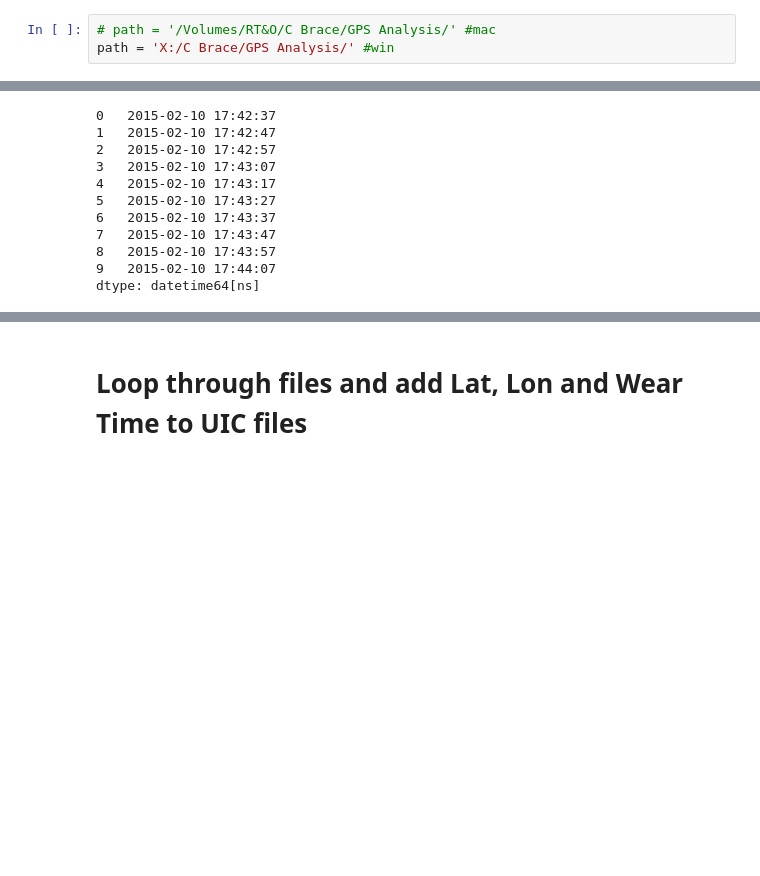
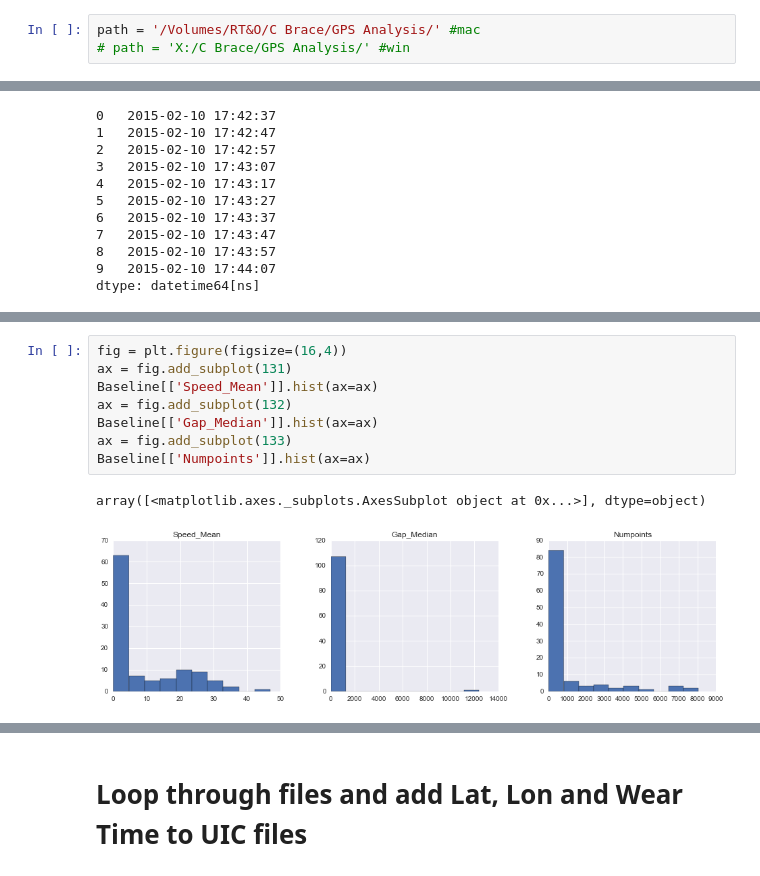
Before and after one commit to Luke3D/CbrAnalysis, a Jupyter notebook: GPS_AnalysisUIC.ipynb, the cells around one changed output, grey strips where cells are left out. Saved outputs shown, nothing was run; the diff lists cells and outputs as text; blank space fills up the shorter version.

```diff
--- a/GPS_AnalysisUIC.ipynb
+++ b/GPS_AnalysisUIC.ipynb
@@ -31,8 +31,8 @@ def string2datetime(stringDTSeries):
                 except(ValueError):
                     return [(dt.datetime.strptime(DT,'%m/%d/%y %H:%M:%S')) for DT in stringDTSeries]
 # %%
-# path = '/Volumes/RT&O/C Brace/GPS Analysis/' #mac
-path = 'X:/C Brace/GPS Analysis/' #win
+path = '/Volumes/RT&O/C Brace/GPS Analysis/' #mac
+# path = 'X:/C Brace/GPS Analysis/' #win
 # %% [markdown]
 ## Add LandUse coordinates and weartime to UIC preprocessed GPS files
 # %%
@@ -55,0 +174,11 @@ dtype: datetime64[ns]
+# %%
+fig = plt.figure(figsize=(16,4))
+ax = fig.add_subplot(131)
+Baseline[['Speed_Mean']].hist(ax=ax)
+ax = fig.add_subplot(132)
+Baseline[['Gap_Median']].hist(ax=ax)
+ax = fig.add_subplot(133)
+Baseline[['Numpoints']].hist(ax=ax)
+# %% [output]
+array([<matplotlib.axes._subplots.AxesSubplot object at 0x...>], dtype=object)
+[figure, added]
```
Also changed, not shown: parts of 4 cells of this notebook.
